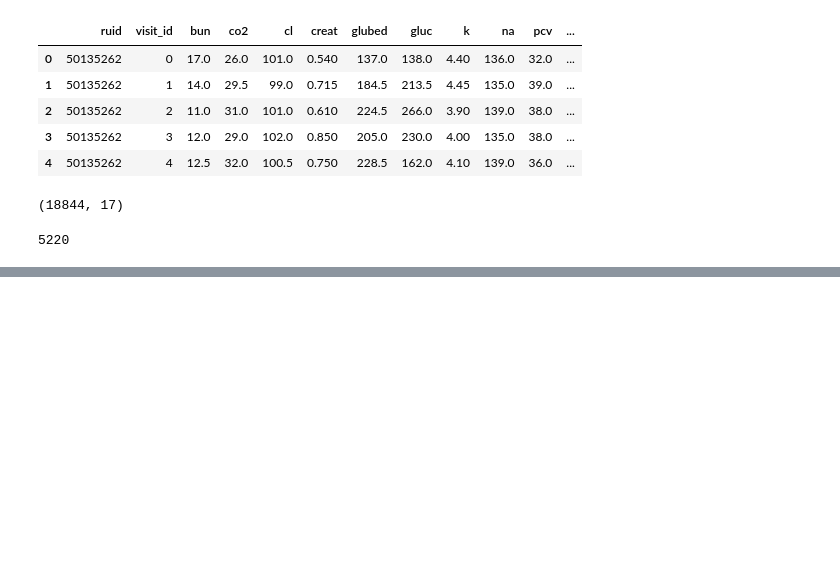
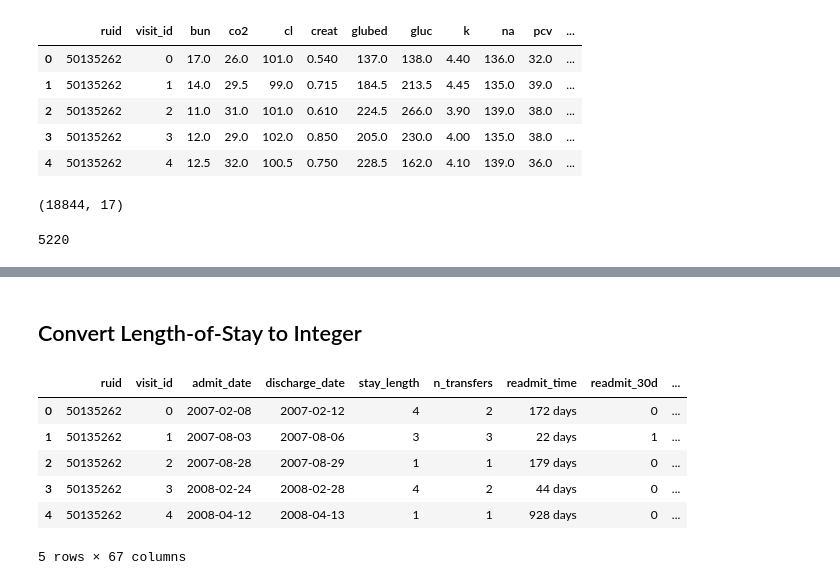
Before and after one commit to alvinjeffery/Bios8366_project, a Jupyter notebook: code/merging.ipynb, the cells around one changed output, grey strips where cells are left out. Saved outputs shown, nothing was run; the diff lists cells and outputs as text; code cells hidden in the pictures; blank space fills up the shorter version.

```diff
--- a/code/merging.ipynb
+++ b/code/merging.ipynb
@@ -225,0 +240,13 @@ assert(len(np.unique(merged_all.ruid)) == len(np.unique(adt_cms_final.ruid)))
+# %% [markdown]
+## Convert Length-of-Stay to Integer
+# %%
+merged_all['stay_length'] = merged_all['stay_length'].apply(lambda x: pd.to_timedelta(x).days)
+merged_all.head()
+# %% [output]
+|  | ruid | visit_id | admit_date | discharge_date | stay_length | n_transfers | readmit_time | readmit_30d | ... |
+| 0 | 50135262 | 0 | 2007-02-08 | 2007-02-12 | 4 | 2 | 172 days | 0 | ... |
+| 1 | 50135262 | 1 | 2007-08-03 | 2007-08-06 | 3 | 3 | 22 days | 1 | ... |
+| 2 | 50135262 | 2 | 2007-08-28 | 2007-08-29 | 1 | 1 | 179 days | 0 | ... |
+| 3 | 50135262 | 3 | 2008-02-24 | 2008-02-28 | 4 | 2 | 44 days | 0 | ... |
+| 4 | 50135262 | 4 | 2008-04-12 | 2008-04-13 | 1 | 1 | 928 days | 0 | ... |
+5 rows × 67 columns
```
Also changed, not shown: parts of 5 cells of this notebook, 1 other file.
